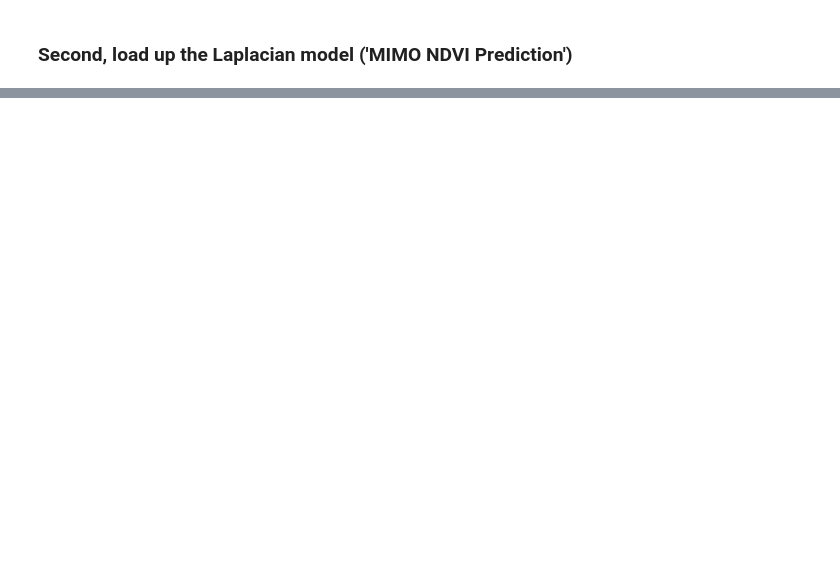
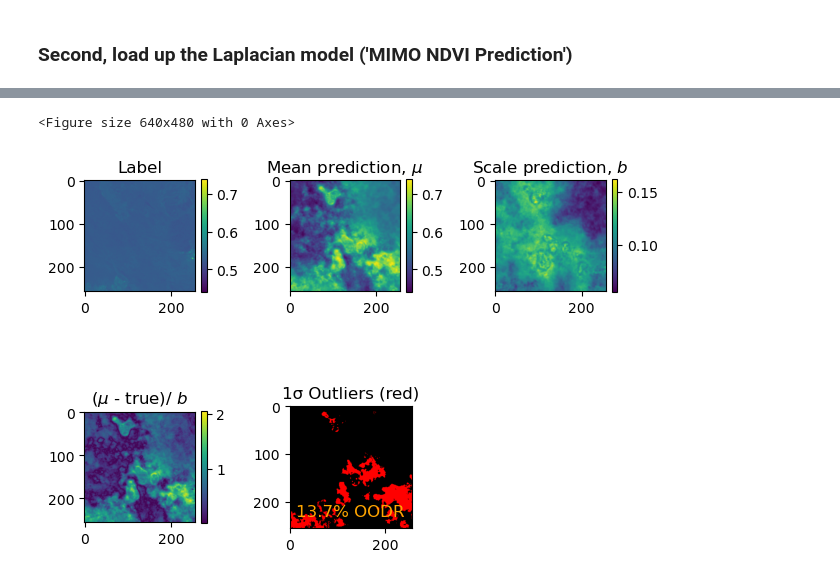
Before and after one commit to beckynevin/MIMO-Unet-cov, a Jupyter notebook: CompareModels.ipynb, the cells around one changed output, grey strips where cells are left out. Drawn from its saved outputs; the diff is of its cells as text; code cells hidden in the pictures; blank space fills up the shorter version.

```diff
--- a/CompareModels.ipynb
+++ b/CompareModels.ipynb
@@ -348,56 +460,65 @@ plt.show()
 # %%
+n = 3
 true_laplace = labels_laplace[n][0,0,:,:]
+
+mean_laplace = predictions_laplace[n][0][0, 0, 0, :, :].cpu().detach().numpy()
+f2_laplace = predictions_laplace[n][1][0, 0, 0, :, :].cpu().detach().numpy()
+
+min_value = np.min([np.min(mean_laplace), np.min(true_laplace.cpu().detach().numpy())])
+max_value = np.max([np.max(mean_laplace), np.max(true_laplace.cpu().detach().numpy())])
+
 
 plt.clf()
 fig = plt.figure()
 ax0 = fig.add_subplot(231)
-im0 = ax0.imshow(true_laplace)
+im0 = ax0.imshow(true_laplace, vmin = min_value, vmax = max_value)
 plt.colorbar(im0, fraction=0.046)
 ax0.set_title('Label')
 
-mean_laplace = predictions_laplace[n][0][0, 0, 0, :, :].cpu().detach().numpy()
-f2_laplace = predictions_laplace[n][1][0, 0, 0, :, :].cpu().detach().numpy()
 
 ax1 = fig.add_subplot(232)
-im1 = ax1.imshow(mean_laplace)
+im1 = ax1.imshow(mean_laplace, vmin = min_value, vmax = max_value)
 plt.colorbar(im1, fraction=0.046)
 ax1.set_title(r'Mean prediction, $\mu$')
 
 ax2 = fig.add_subplot(233)
 im2 = ax2.imshow(np.exp(f2_laplace))
 plt.colorbar(im2, fraction=0.046)
 ax2.set_title(r'Scale prediction, $b$')
 
 # the question 'is it calibrated'
 
 ax3 = fig.add_subplot(234)
 im3 = ax3.imshow(abs((mean_laplace - true_laplace.detach().numpy())/np.exp(f2_laplace)))
 plt.colorbar(im3, fraction=0.046)
 ax3.set_title(r'($\mu$ - true)/ $b$')
 
 # Calculate Z-score image
 z_img = np.abs((mean_laplace - true_laplace.detach().numpy()) / np.exp(f2_laplace))
 
 # Create outlier mask (pixels where z > 4)
-outlier_mask = z_img > 3
+outlier_mask = z_img > 1
 
 # Create RGB image to highlight outliers in red
 outlier_rgb = np.zeros((*z_img.shape, 3))
 outlier_rgb[outlier_mask] = [1, 0, 0]  # red
 
 # Plot it in ax4
 ax4 = fig.add_subplot(235)
 im4 = ax4.imshow(outlier_rgb)
-ax4.set_title("3σ Outliers (red)")
+ax4.set_title("1σ Outliers (red)")
 
 # Calculate percentage of outlier pixels
 percent_outliers = 100 * np.sum(outlier_mask) / outlier_mask.size
-ax4.text(0.5, 0.1, f"{percent_outliers:.2f}% OODR",
-         transform=ax4.transAxes, ha="center", fontsize=8, color='red')
+ax4.text(0.5, 0.1, f"{percent_outliers:.1f}% OODR",
+         transform=ax4.transAxes, ha="center", fontsize=12, color='orange')
 
 plt.tight_layout()
-plt.savefig("OODR_laplace.png")
+plt.savefig("OODR_laplace_"+str(n)+".png")
 plt.show()
+# %% [output]
+<Figure size 640x480 with 0 Axes>
+[figure, added]
 # %%
 def compute_pixelwise_ece(
     y_true, y_pred, y_uncertainty, num_bins=10, error_type="absolute"):
```
Also changed, not shown: parts of 8 cells of this notebook.
